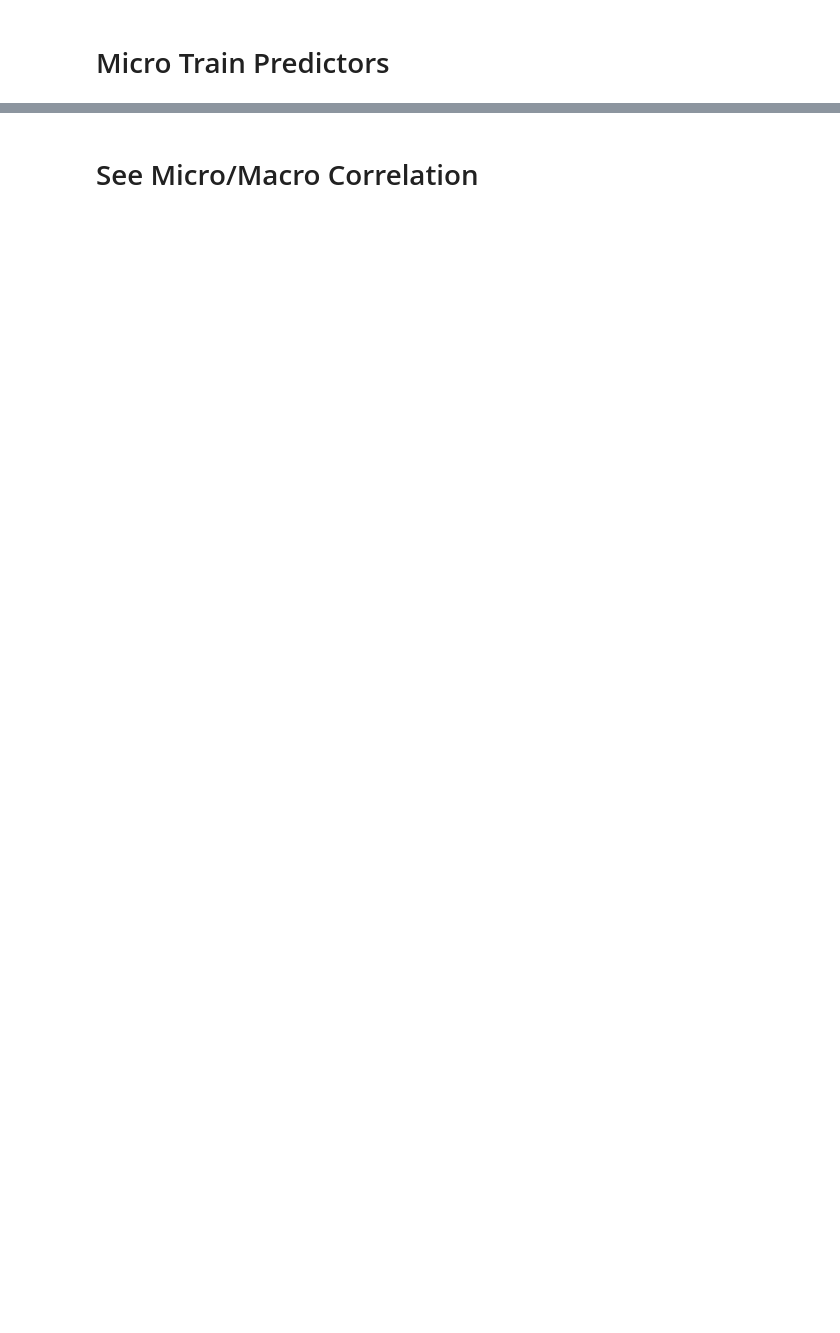
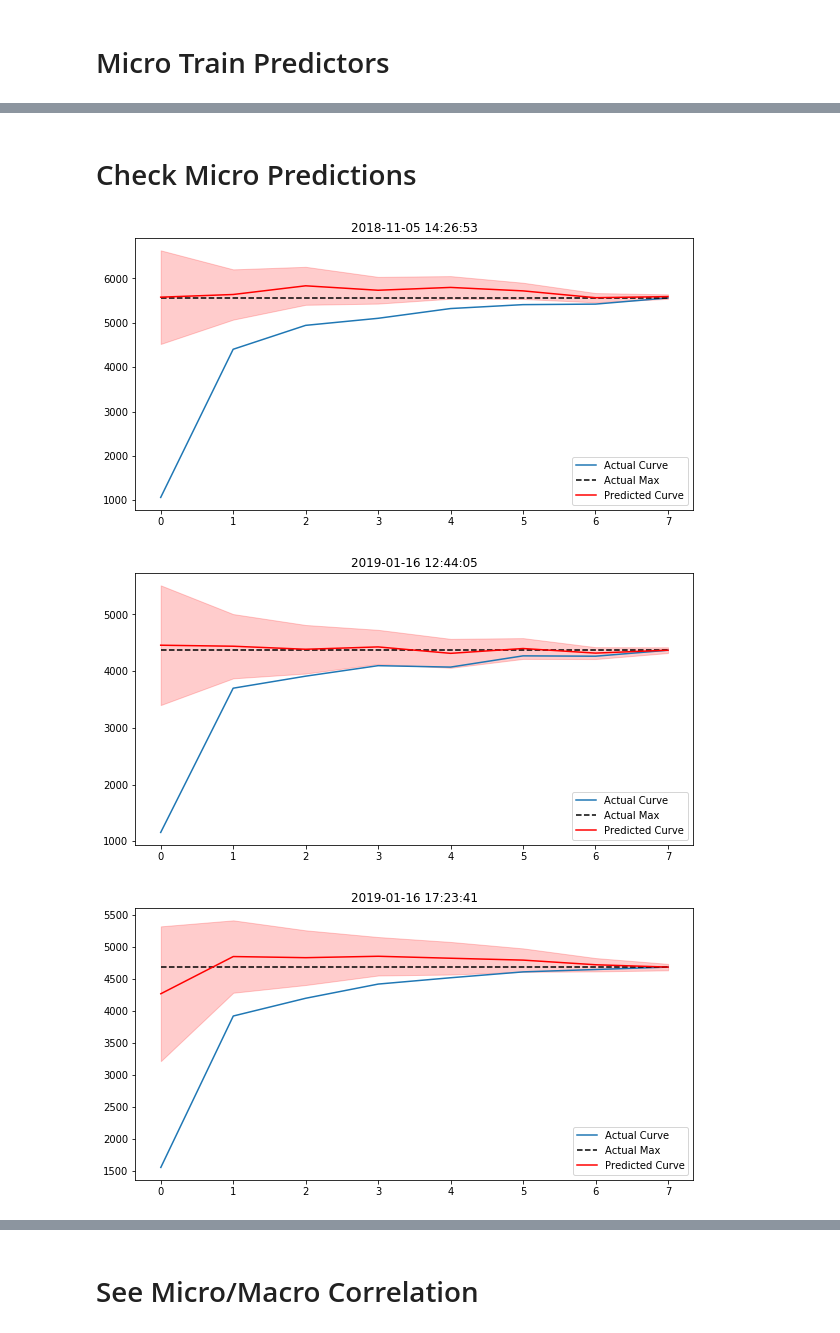
Before and after one commit to RobGeada/graph2net, a Jupyter notebook: log_parser.ipynb, the cells around one changed output, grey strips where cells are left out. Saved outputs shown, nothing was run; the diff lists cells and outputs as text; code cells hidden in the pictures; blank space fills up the shorter version.

```diff
--- a/log_parser.ipynb
+++ b/log_parser.ipynb
@@ -578,0 +612,26 @@ Actual Top-25 in Preds: 0.76
+# %% [markdown]
+# Check Micro Predictions
+# %%
+funcs = pkl.load(open('micro_loss_predictors.pkl',"rb"))
+c95s = np.array([value['95'] for (key,value) in funcs.items()])
+
+for idx,row in list(micro_losses.sample(10).iterrows()):
+    plt.figure(figsize=(10,5))
+    plt.plot(row['curve'],label='Actual Curve')
+    preds = []
+    for i in range(len(row['curve'])):
+        X = row[['max_curve_{}'.format(i),'params','reductions','parallel','cells','nodes']]
+        preds.append(funcs[i]['b']+np.dot(X,funcs[i]['m']))
+    preds = np.array(preds)
+    plt.fill_between(range(len(row['curve'])),preds+c95s,preds-c95s,color='red',alpha=.2)
+
+    plt.plot([max(row['curve'])]*len(row['curve']),label="Actual Max",color='black',linestyle='dashed')
+    plt.plot(preds,label="Predicted Curve",color='red')
+
+    plt.title(row['run_date'])
+    plt.legend(loc='lower right')
+    plt.show()
+# %% [output]
+[figure, added]
+[figure, added]
+[figure, added]
```
Also changed, not shown: parts of 16 cells of this notebook, 10 other files.
